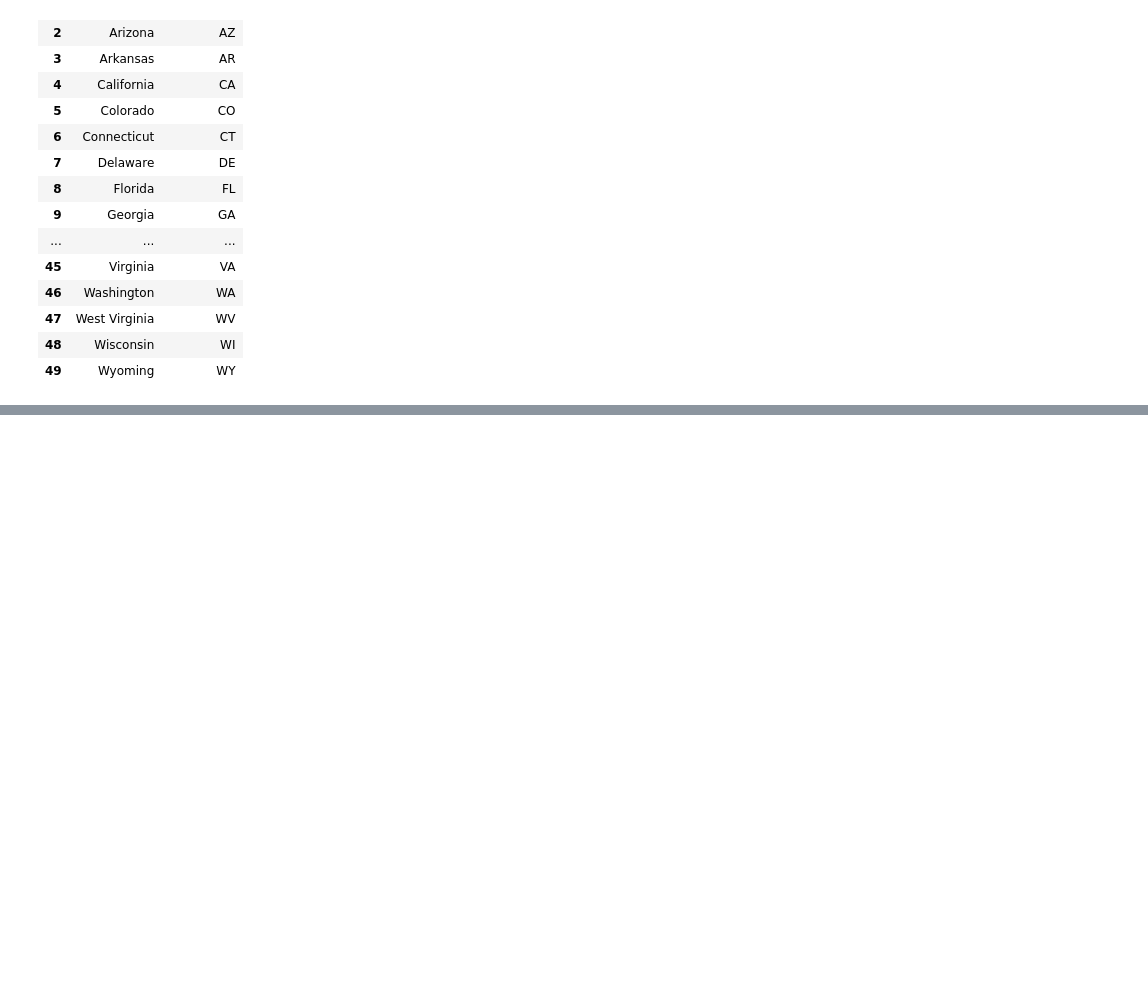
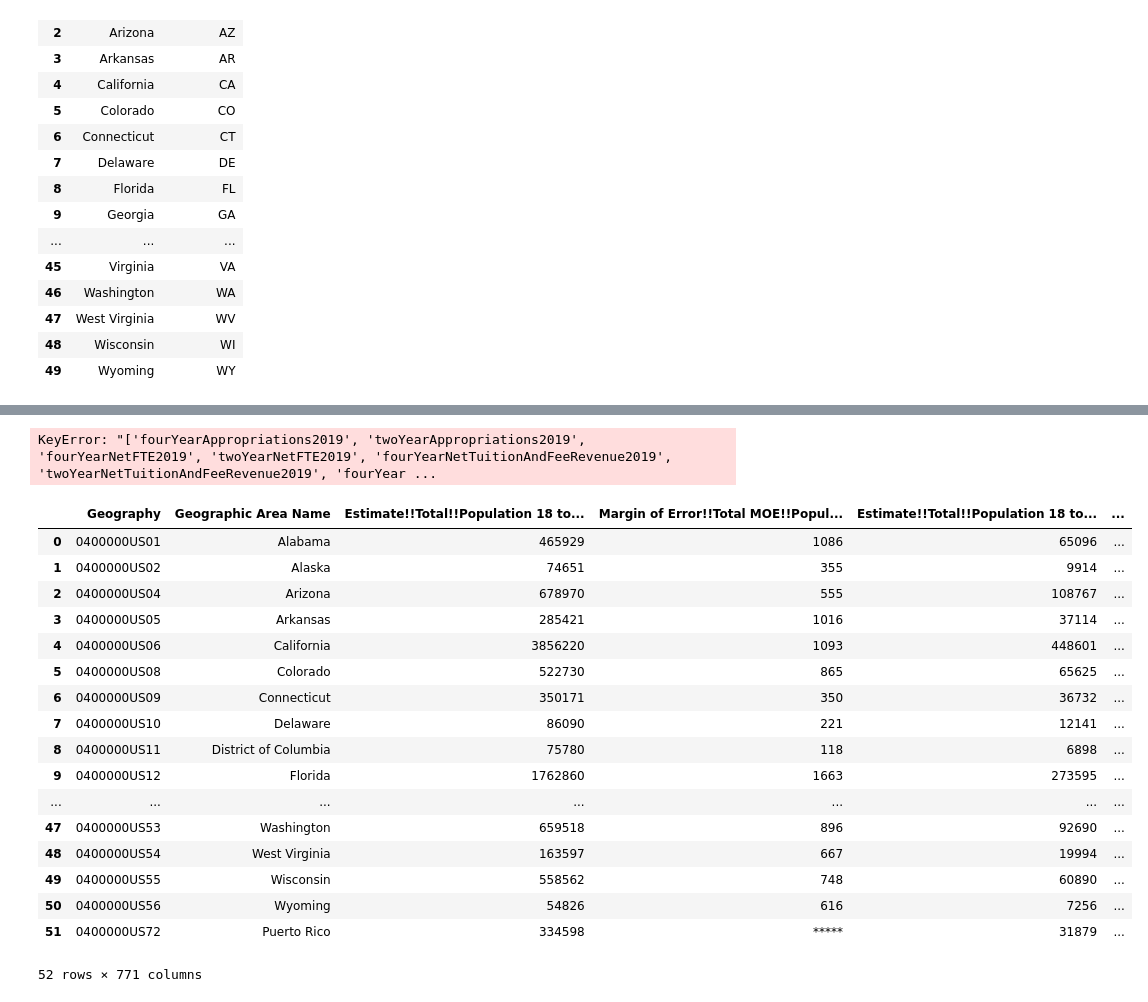
Before and after one commit to SepehrAkbari/enrollment-cliff, a Jupyter notebook: data/cleaner.ipynb, the cells around one changed output, grey strips where cells are left out. Cells and saved outputs as stored; diff of their text form; code cells hidden in the pictures; blank space fills up the shorter version.

```diff
--- a/data/cleaner.ipynb
+++ b/data/cleaner.ipynb
@@ -465,0 +468,15 @@ result
+# %%
+# df_rev = result.copy()
+for year in range(2019, 2025):
+    result.drop(columns=[
+        'fourYearAppropriations' + str(year),
+        'twoYearAppropriations' + str(year),
+        'fourYearNetFTE' + str(year),
+        'twoYearNetFTE' + str(year),
+        'fourYearNetTuitionAndFeeRevenue' + str(year),
+        'twoYearNetTuitionAndFeeRevenue' + str(year),
+        'fourYearTotalEducationRevenue' + str(year),
+        'twoYearTotalEducationRevenue' + str(year)
+    ], inplace=True)
+# %% [output]
+KeyError: "['fourYearAppropriations2019', 'twoYearAppropriations2019', 'fourYearNetFTE2019', 'twoYearNetFTE2019', 'fourYearNetTuitionAndFeeRevenue2019', 'twoYearNetTuitionAndFeeRevenue2019', 'fourYear ...
@@ -465,0 +489,28 @@ result
+# %%
+sl2018 = pd.read_csv("ACSST5Y2018.S1501-Data.csv", skiprows=1)
+sl2019 = pd.read_csv("ACSST5Y2019.S1501-Data.csv", skiprows=1)
+sl2020 = pd.read_csv("ACSST5Y2020.S1501-Data.csv", skiprows=1)
+sl2021 = pd.read_csv("ACSST5Y2021.S1501-Data.csv", skiprows=1)
+sl2022 = pd.read_csv("ACSST5Y2022.S1501-Data.csv", skiprows=1)
+sl2023 = pd.read_csv("ACSST5Y2023.S1501-Data.csv", skiprows=1)
+
+sl2018
+# %% [output]
+|  | Geography | Geographic Area Name | Estimate!!Total!!Population 18 to... | Margin of Error!!Total MOE!!Popul... | Estimate!!Total!!Population 18 to... | ... |
+| 0 | 0400000US01 | Alabama | 465929 | 1086 | 65096 | ... |
+| 1 | 0400000US02 | Alaska | 74651 | 355 | 9914 | ... |
+| 2 | 0400000US04 | Arizona | 678970 | 555 | 108767 | ... |
+| 3 | 0400000US05 | Arkansas | 285421 | 1016 | 37114 | ... |
+| 4 | 0400000US06 | California | 3856220 | 1093 | 448601 | ... |
+| 5 | 0400000US08 | Colorado | 522730 | 865 | 65625 | ... |
+| 6 | 0400000US09 | Connecticut | 350171 | 350 | 36732 | ... |
+| 7 | 0400000US10 | Delaware | 86090 | 221 | 12141 | ... |
+| 8 | 0400000US11 | District of Columbia | 75780 | 118 | 6898 | ... |
+| 9 | 0400000US12 | Florida | 1762860 | 1663 | 273595 | ... |
+| ... | ... | ... | ... | ... | ... | ... |
+| 47 | 0400000US53 | Washington | 659518 | 896 | 92690 | ... |
+| 48 | 0400000US54 | West Virginia | 163597 | 667 | 19994 | ... |
+| 49 | 0400000US55 | Wisconsin | 558562 | 748 | 60890 | ... |
+| 50 | 0400000US56 | Wyoming | 54826 | 616 | 7256 | ... |
+| 51 | 0400000US72 | Puerto Rico | 334598 | ***** | 31879 | ... |
+52 rows × 771 columns
```
Also changed, not shown: parts of 13 cells of this notebook, 25 other files.
